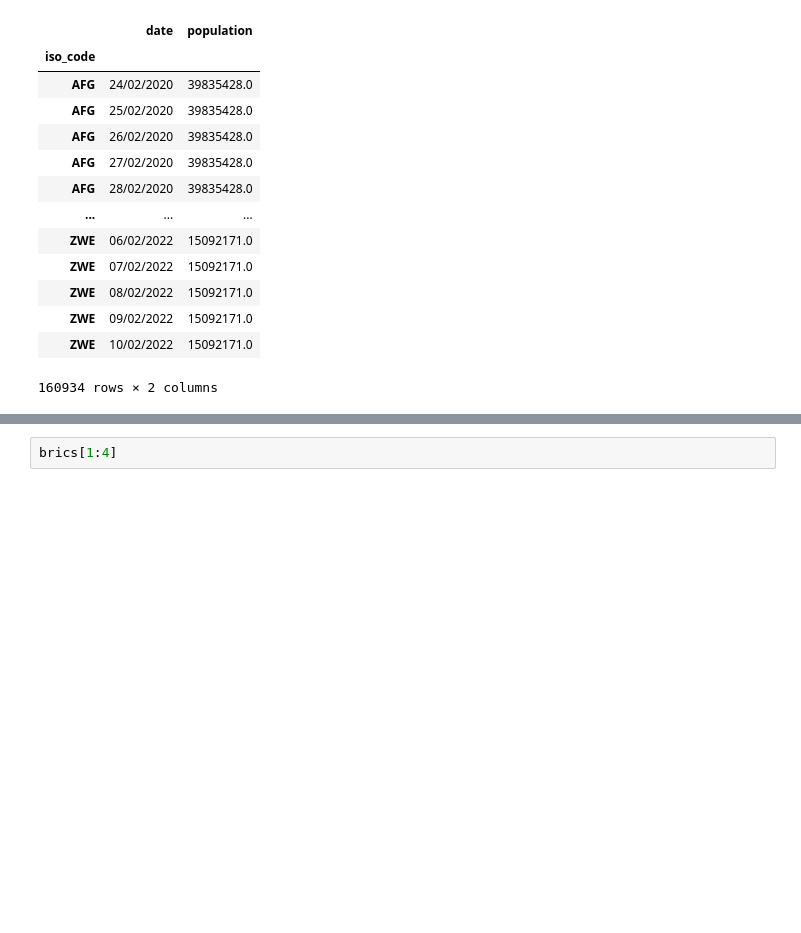
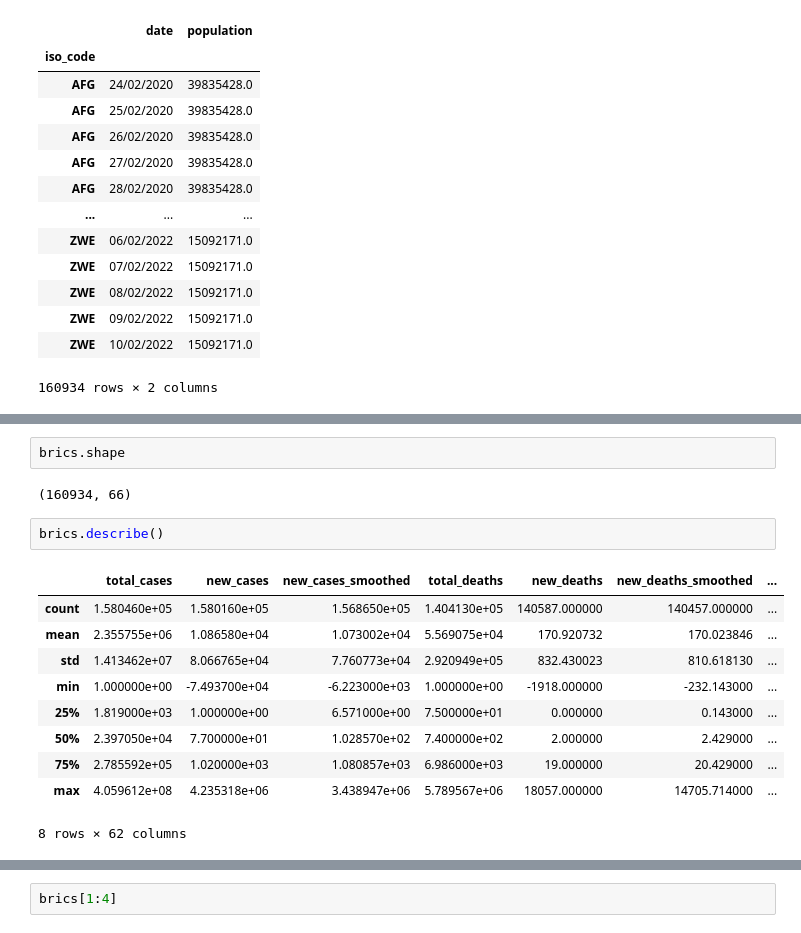
Before and after one commit to Alant84/UCDPractice, a Jupyter notebook: CovidAssignementCleaned.ipynb, the cells around one changed output, grey strips where cells are left out. Cells and saved outputs as stored; diff of their text form; blank space fills up the shorter version.

```diff
--- a/CovidAssignementCleaned.ipynb
+++ b/CovidAssignementCleaned.ipynb
@@ -78,0 +99,17 @@ brics[['date','population']]
+# %%
+brics.shape
+# %% [output]
+(160934, 66)
+# %%
+brics.describe()
+# %% [output]
+|  | total_cases | new_cases | new_cases_smoothed | total_deaths | new_deaths | new_deaths_smoothed | ... |
+| count | 1.580460e+05 | 1.580160e+05 | 1.568650e+05 | 1.404130e+05 | 140587.000000 | 140457.000000 | ... |
+| mean | 2.355755e+06 | 1.086580e+04 | 1.073002e+04 | 5.569075e+04 | 170.920732 | 170.023846 | ... |
+| std | 1.413462e+07 | 8.066765e+04 | 7.760773e+04 | 2.920949e+05 | 832.430023 | 810.618130 | ... |
+| min | 1.000000e+00 | -7.493700e+04 | -6.223000e+03 | 1.000000e+00 | -1918.000000 | -232.143000 | ... |
+| 25% | 1.819000e+03 | 1.000000e+00 | 6.571000e+00 | 7.500000e+01 | 0.000000 | 0.143000 | ... |
+| 50% | 2.397050e+04 | 7.700000e+01 | 1.028570e+02 | 7.400000e+02 | 2.000000 | 2.429000 | ... |
+| 75% | 2.785592e+05 | 1.020000e+03 | 1.080857e+03 | 6.986000e+03 | 19.000000 | 20.429000 | ... |
+| max | 4.059612e+08 | 4.235318e+06 | 3.438947e+06 | 5.789567e+06 | 18057.000000 | 14705.714000 | ... |
+8 rows × 62 columns
```
Also changed, not shown: parts of 5 cells of this notebook.
